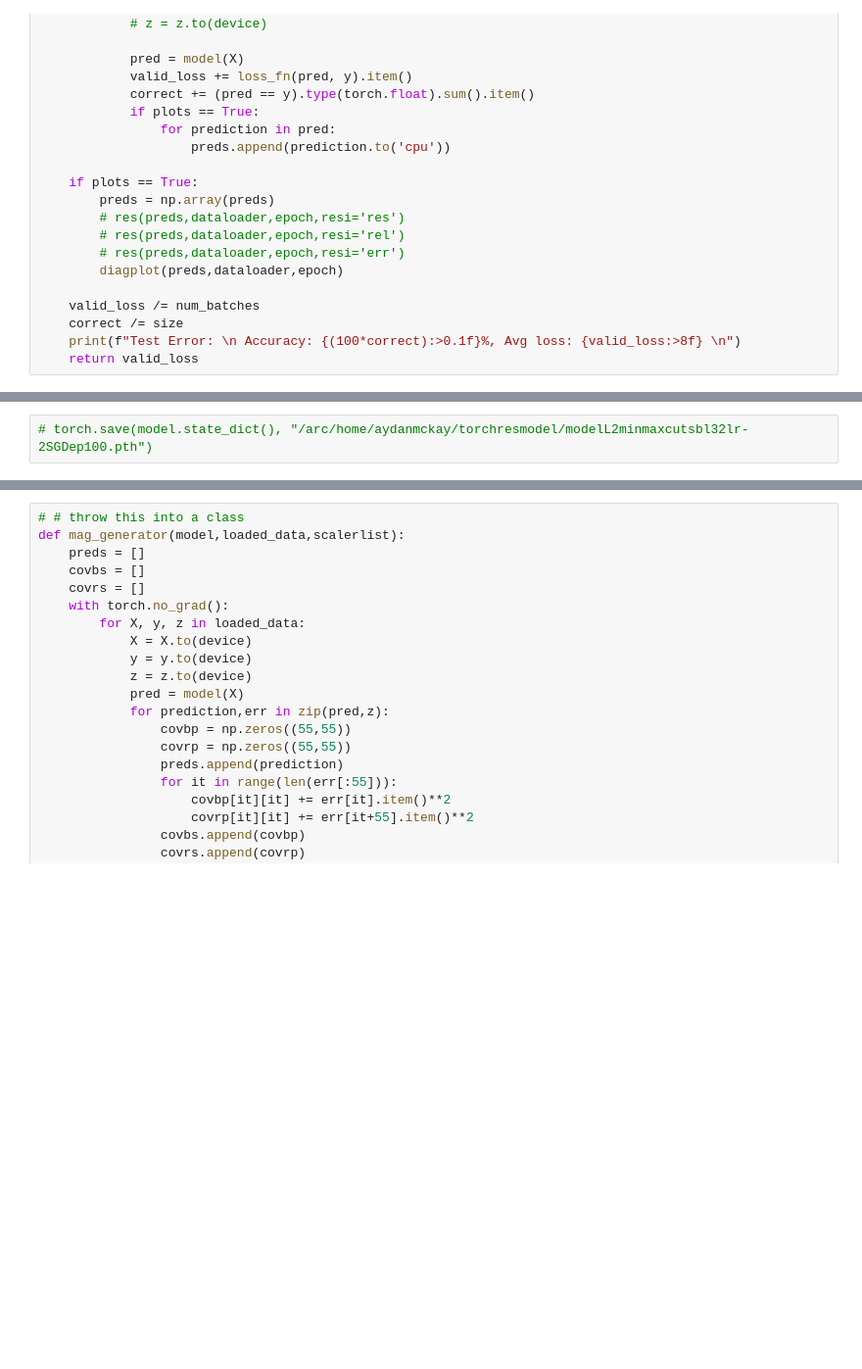
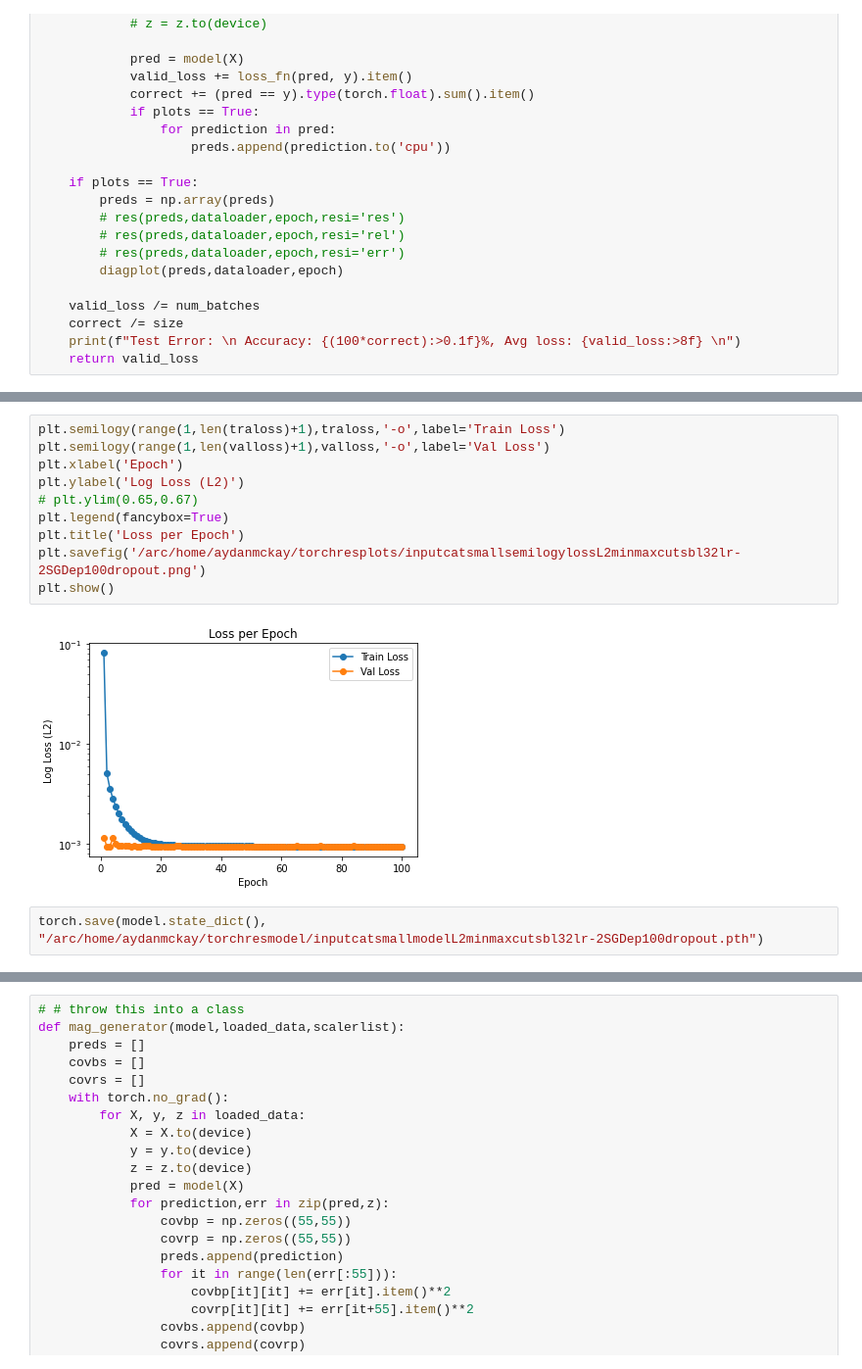
Before and after one commit to aydanmckay/ml, a Jupyter notebook: torchnn/network.ipynb, the cells around one changed output, grey strips where cells are left out. Shown: that part at 98% size. Drawn from its saved outputs; the diff is of its cells as text; blank space fills up the shorter version.

```diff
--- a/torchnn/network.ipynb
+++ b/torchnn/network.ipynb
@@ -468,3 +477,15 @@ plt.show()
+# %%
+plt.semilogy(range(1,len(traloss)+1),traloss,'-o',label='Train Loss')
+plt.semilogy(range(1,len(valloss)+1),valloss,'-o',label='Val Loss')
+plt.xlabel('Epoch')
+plt.ylabel('Log Loss (L2)')
+# plt.ylim(0.65,0.67)
+plt.legend(fancybox=True)
+plt.title('Loss per Epoch')
+plt.savefig('/arc/home/aydanmckay/torchresplots/inputcatsmallsemilogylossL2minmaxcutsbl32lr-2SGDep100dropout.png')
+plt.show()
+# %% [output]
+[figure, added]
 # %%
-# torch.save(model.state_dict(), "/arc/home/aydanmckay/torchresmodel/modelL2minmaxcutsbl32lr-2SGDep100.pth")
+torch.save(model.state_dict(), "/arc/home/aydanmckay/torchresmodel/inputcatsmallmodelL2minmaxcutsbl32lr-2SGDep100dropout.pth")
 # %%
```
Also changed, not shown: parts of 14 cells of this notebook, 12 other files.
